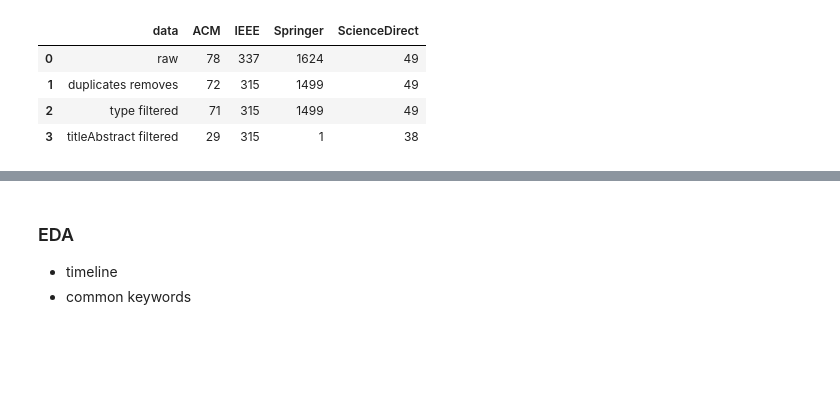
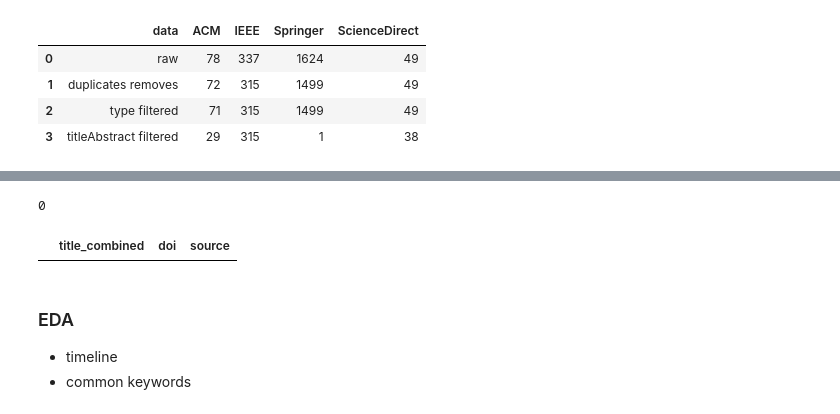
Before and after one commit to AichaNT/bachelor_thesis, a Jupyter notebook: EDA.ipynb, the cells around one changed output, grey strips where cells are left out. Drawn from its saved outputs; the diff is of its cells as text; code cells hidden in the pictures; blank space fills up the shorter version.

```diff
--- a/EDA.ipynb
+++ b/EDA.ipynb
@@ -232,0 +235,14 @@ count_db
+# %%
+acm_titleAbstract_filtered.rename(columns={"doi": "doi"}, inplace=True)
+ieee_titleAbstract_filtered.rename(columns={"DOI": "doi"}, inplace=True)
+springer_titleAbstract_filtered.rename(columns={"doi": "doi"}, inplace=True)
+sd_titleAbstract_filtered.rename(columns={"doi": "doi"}, inplace=True)
+
+final_df = pd.concat([
+    acm_titleAbstract_filtered,
+    ieee_titleAbstract_filtered,
+    springer_titleAbstract_filtered,
+    sd_titleAbstract_filtered
+], ignore_index=True)
+
+final_df["title_combined"] = final_df["title"].fillna(final_df["Document Title"])
@@ -233,3 +262,13 @@ count_db
+# %%
+duplicate_count = final_df.duplicated(subset="doi").sum()
+print(duplicate_count)
+# %% [output]
+0
+# %%
+duplicates = final_df[final_df.duplicated(subset="doi", keep=False)]
+duplicates[["title_combined", "doi", "source"]]
+# %% [output]
+|  | title_combined | doi | source |
 # %% [markdown]
 ### EDA
 - timeline
```
Also changed, not shown: parts of 2 cells of this notebook, 1 other file.
